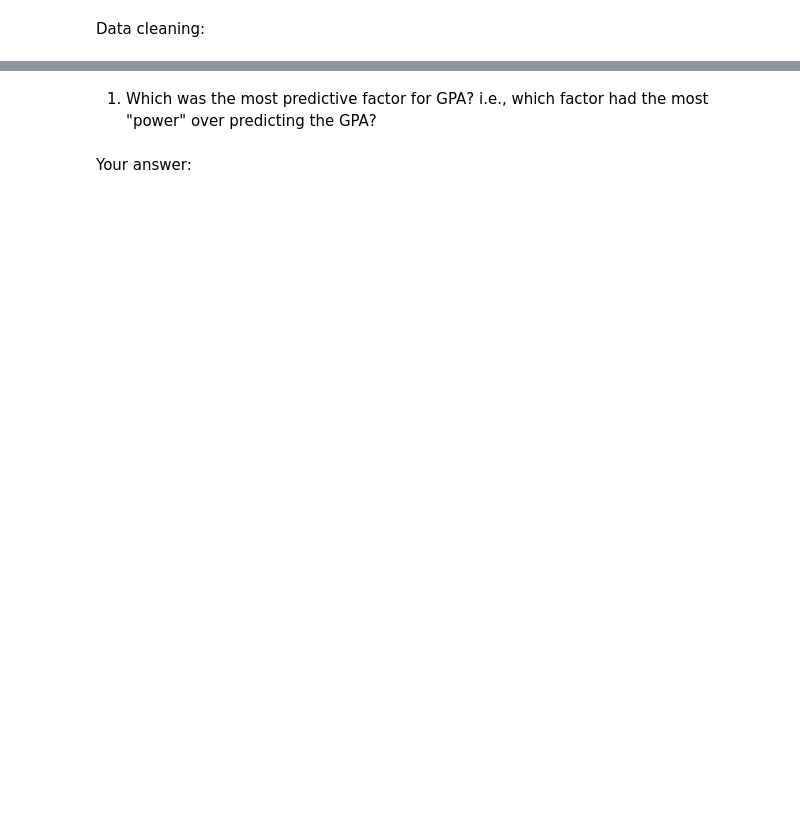
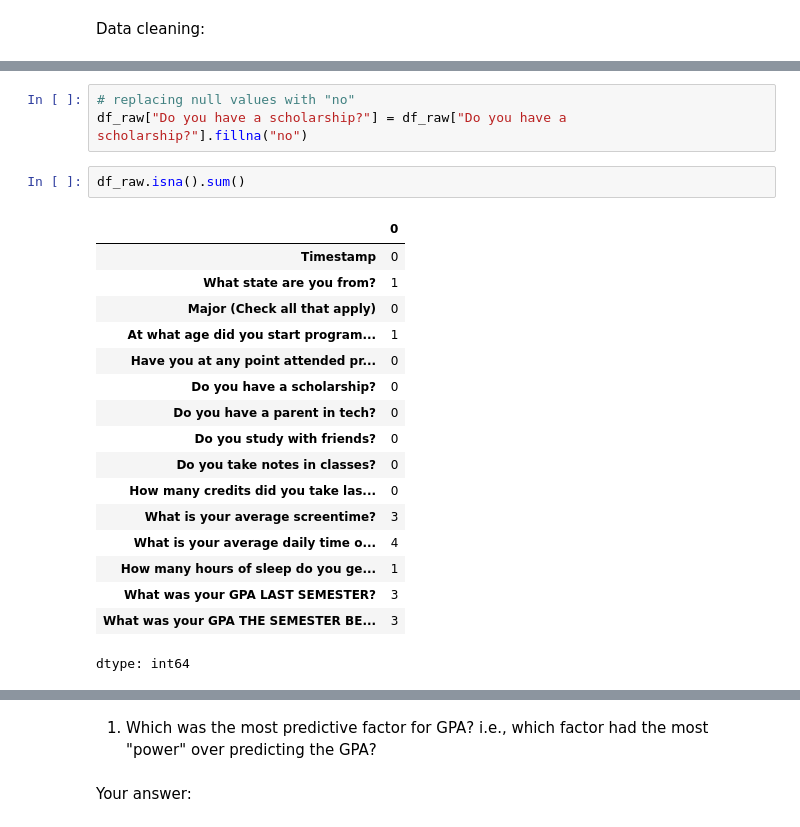
Before and after one commit to shyamsolanke/ds_hw, a Jupyter notebook: CMSC_HW5_Questions.ipynb, the cells around one changed output, grey strips where cells are left out. Saved outputs shown, nothing was run; the diff lists cells and outputs as text; blank space fills up the shorter version.

```diff
--- a/CMSC_HW5_Questions.ipynb
+++ b/CMSC_HW5_Questions.ipynb
@@ -12,0 +33,23 @@ Data cleaning:
+# %%
+# replacing null values with "no"
+df_raw["Do you have a scholarship?"] = df_raw["Do you have a scholarship?"].fillna("no")
+# %%
+df_raw.isna().sum()
+# %% [output]
+|  | 0 |
+| Timestamp | 0 |
+| What state are you from? | 1 |
+| Major (Check all that apply) | 0 |
+| At what age did you start program... | 1 |
+| Have you at any point attended pr... | 0 |
+| Do you have a scholarship? | 0 |
+| Do you have a parent in tech? | 0 |
+| Do you study with friends? | 0 |
+| Do you take notes in classes? | 0 |
+| How many credits did you take las... | 0 |
+| What is your average screentime? | 3 |
+| What is your average daily time o... | 4 |
+| How many hours of sleep do you ge... | 1 |
+| What was your GPA LAST SEMESTER? | 3 |
+| What was your GPA THE SEMESTER BE... | 3 |
+dtype: int64
```
Also changed, not shown: parts of 15 cells of this notebook.
